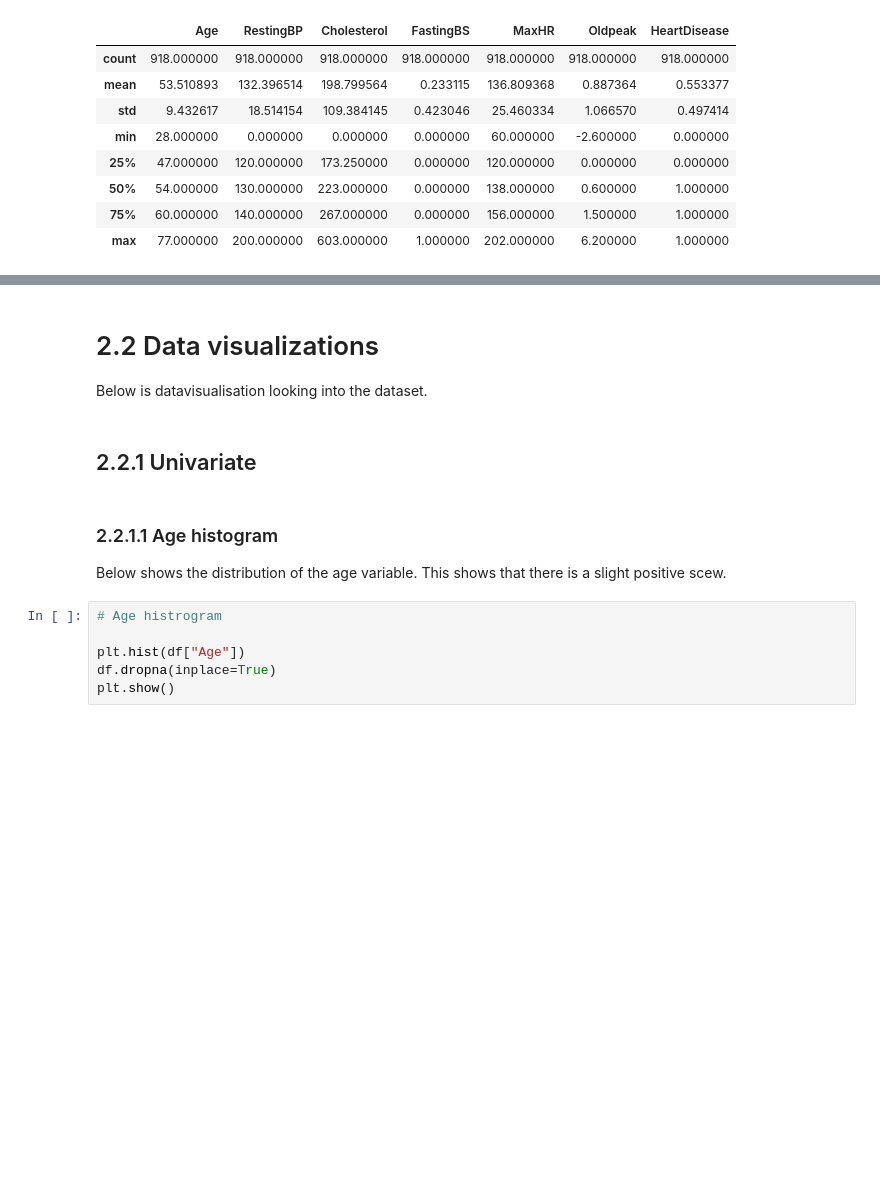
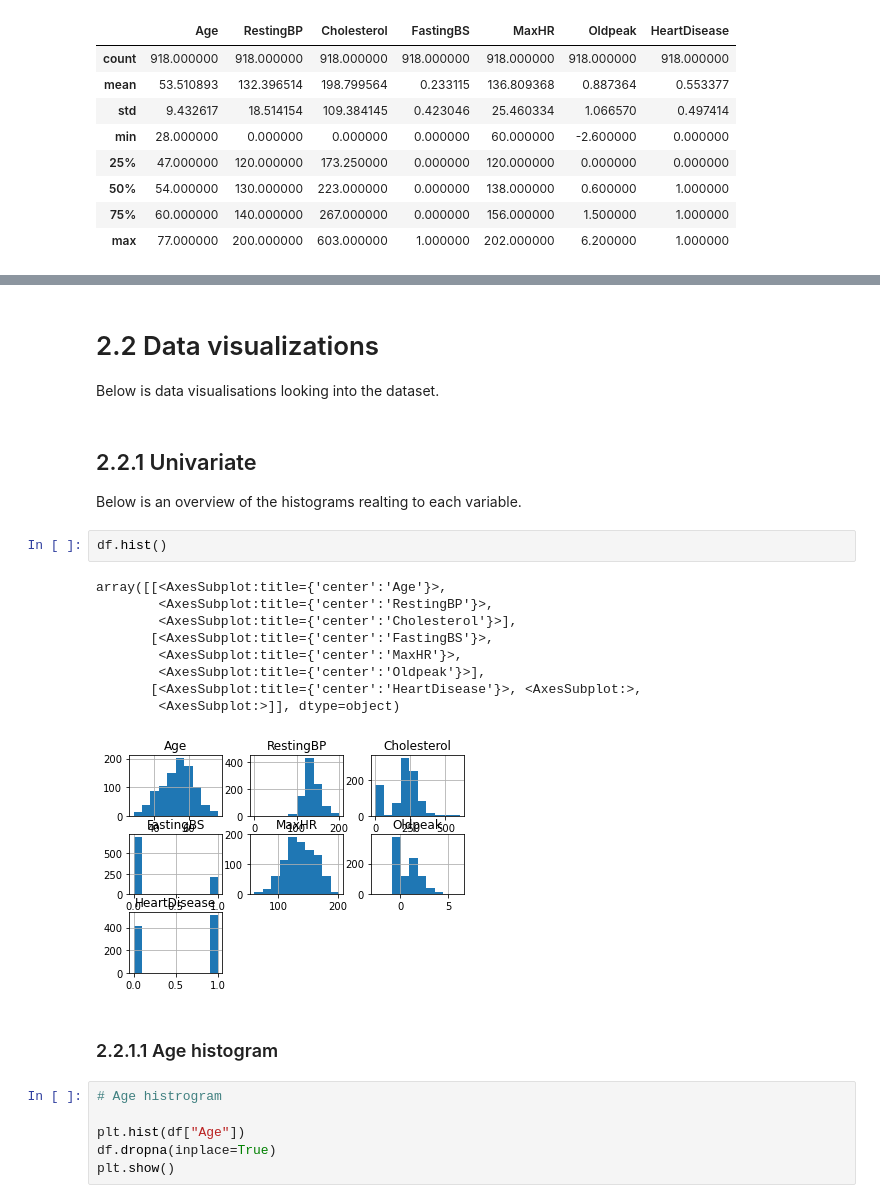
Before and after one commit to Finnian-HBLR/Health-Data-Project---Heart-Failure-Prediction, a Jupyter notebook: Heart Failure Prediction.ipynb, the cells around one changed output, grey strips where cells are left out. Cells and saved outputs as stored; diff of their text form; blank space fills up the shorter version.

Commit message:
Added more data processing

```diff
--- a/Heart Failure Prediction.ipynb
+++ b/Heart Failure Prediction.ipynb
@@ -74,11 +78,23 @@ df.describe()
 # %% [markdown]
 # 2.2 Data visualizations
-Below is datavisualisation looking into the dataset.
+Below is data visualisations looking into the dataset.
 # %% [markdown]
 ## 2.2.1 Univariate
+Below is an overview of the histograms realting to each variable.
+# %%
+df.hist()
+# %% [output]
+array([[<AxesSubplot:title={'center':'Age'}>,
+        <AxesSubplot:title={'center':'RestingBP'}>,
+        <AxesSubplot:title={'center':'Cholesterol'}>],
+       [<AxesSubplot:title={'center':'FastingBS'}>,
+        <AxesSubplot:title={'center':'MaxHR'}>,
+        <AxesSubplot:title={'center':'Oldpeak'}>],
+       [<AxesSubplot:title={'center':'HeartDisease'}>, <AxesSubplot:>,
+        <AxesSubplot:>]], dtype=object)
+[figure, added]
 # %% [markdown]
 ### 2.2.1.1 Age histogram
-Below shows the distribution of the age variable. This shows that there is a slight positive scew.
 # %%
 # Age histrogram
 
```
Also changed, not shown: parts of 31 cells of this notebook, 2 other files.
